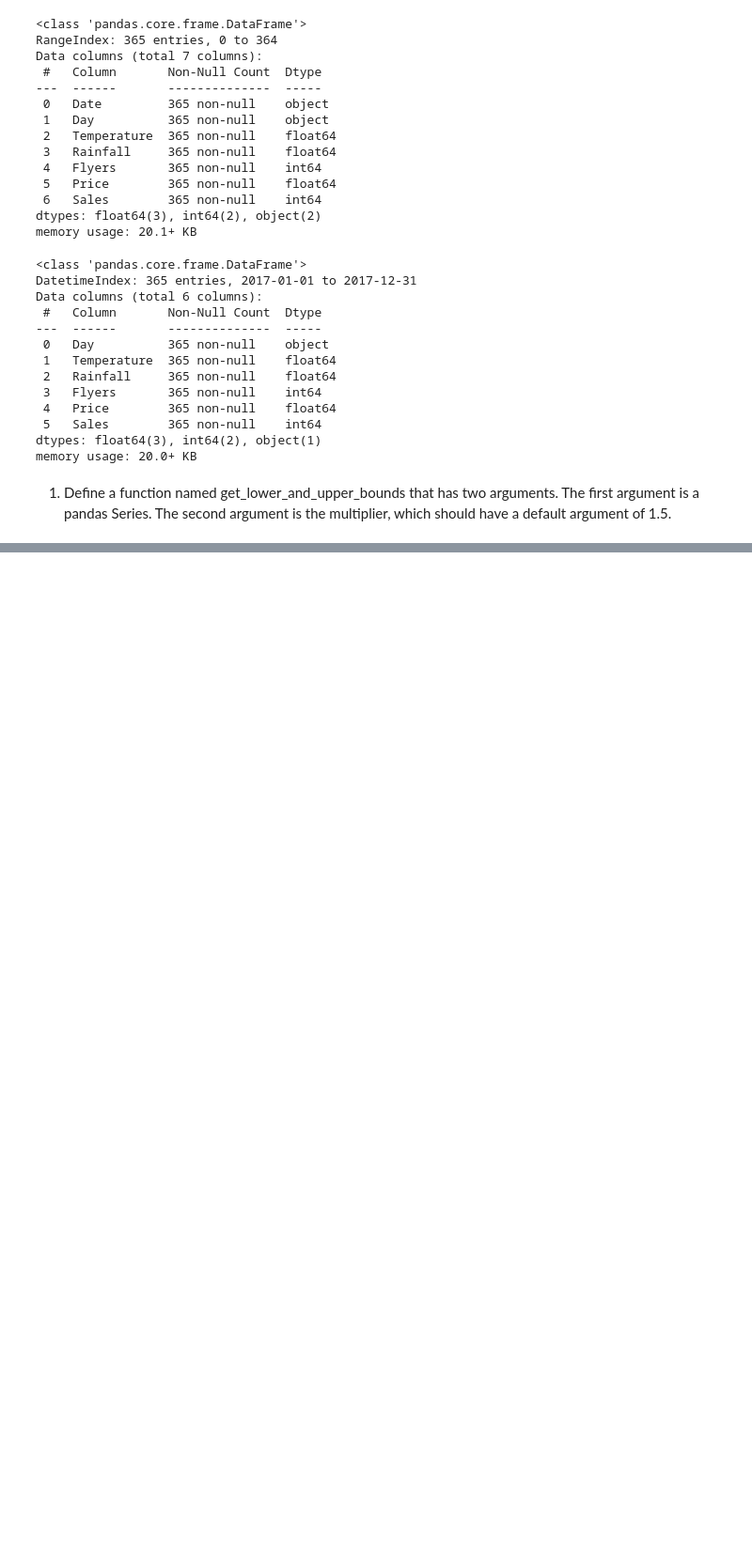
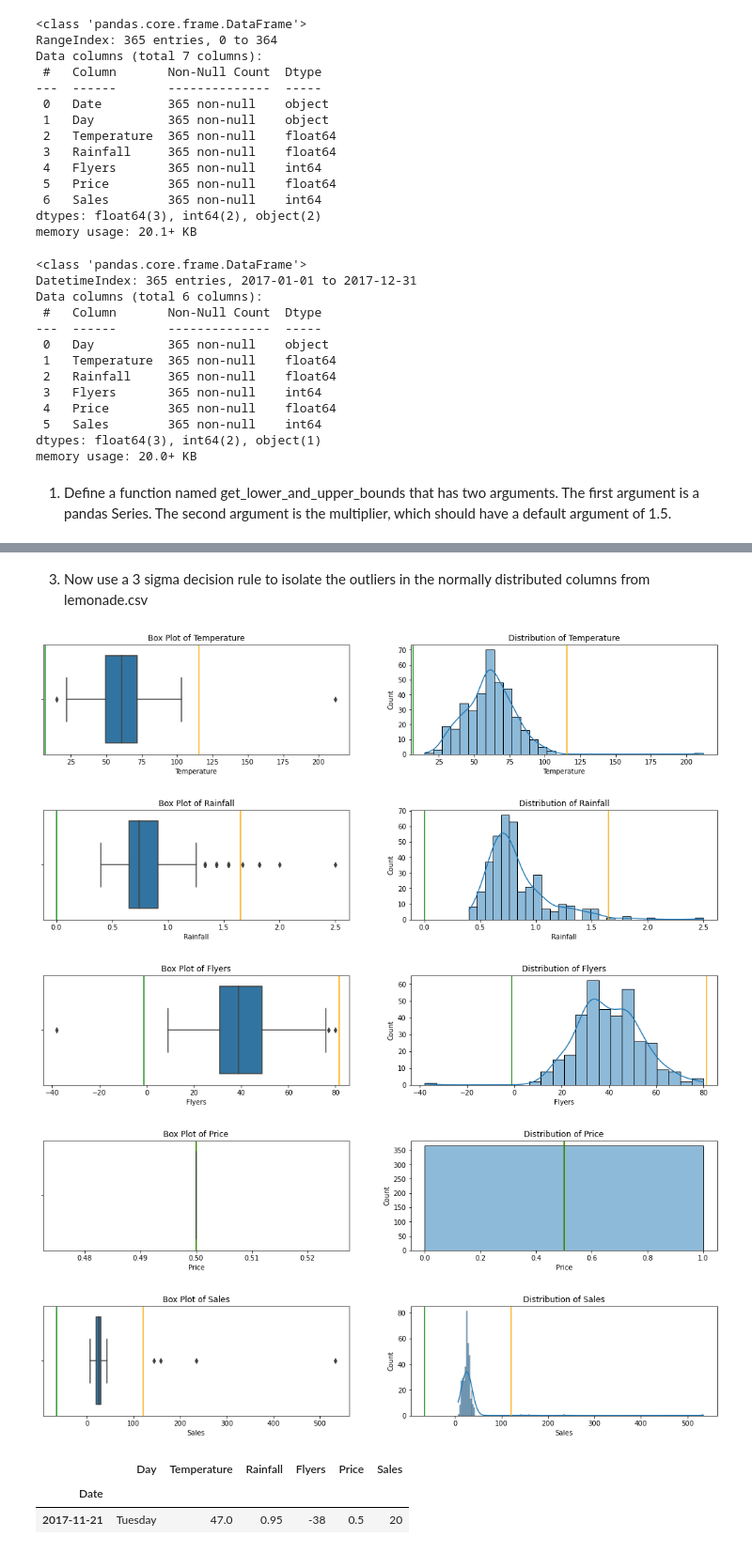
Before and after one commit to hrodjr/anomaly-detection-exercises, a Jupyter notebook: continuous_probabilistic_methods.ipynb, the cells around one changed output, grey strips where cells are left out. Shown at 94% size. Saved outputs shown, nothing was run; the diff lists cells and outputs as text; code cells hidden in the pictures; blank space fills up the shorter version.

```diff
--- a/continuous_probabilistic_methods.ipynb
+++ b/continuous_probabilistic_methods.ipynb
@@ -56,0 +392,10 @@ memory usage: 20.0+ KB
+# %% [markdown]
+3. Now use a 3 sigma decision rule to isolate the outliers in the normally distributed columns from lemonade.csv
+# %%
+plot_box_and_dist(df, num_stds=3)
+# %% [output]
+[figure, added]
+[figure, added]
+[figure, added]
+[figure, added]
+[figure, added]
@@ -56,0 +436,6 @@ memory usage: 20.0+ KB
+# %%
+see_outlier_columns_std(df, df['Flyers'], num_std=3)
+# %% [output]
+|  | Day | Temperature | Rainfall | Flyers | Price | Sales |
+| Date |  |  |  |  |  |  |
+| 2017-11-21 | Tuesday | 47.0 | 0.95 | -38 | 0.5 | 20 |
```
Also changed, not shown: parts of 41 cells of this notebook.
